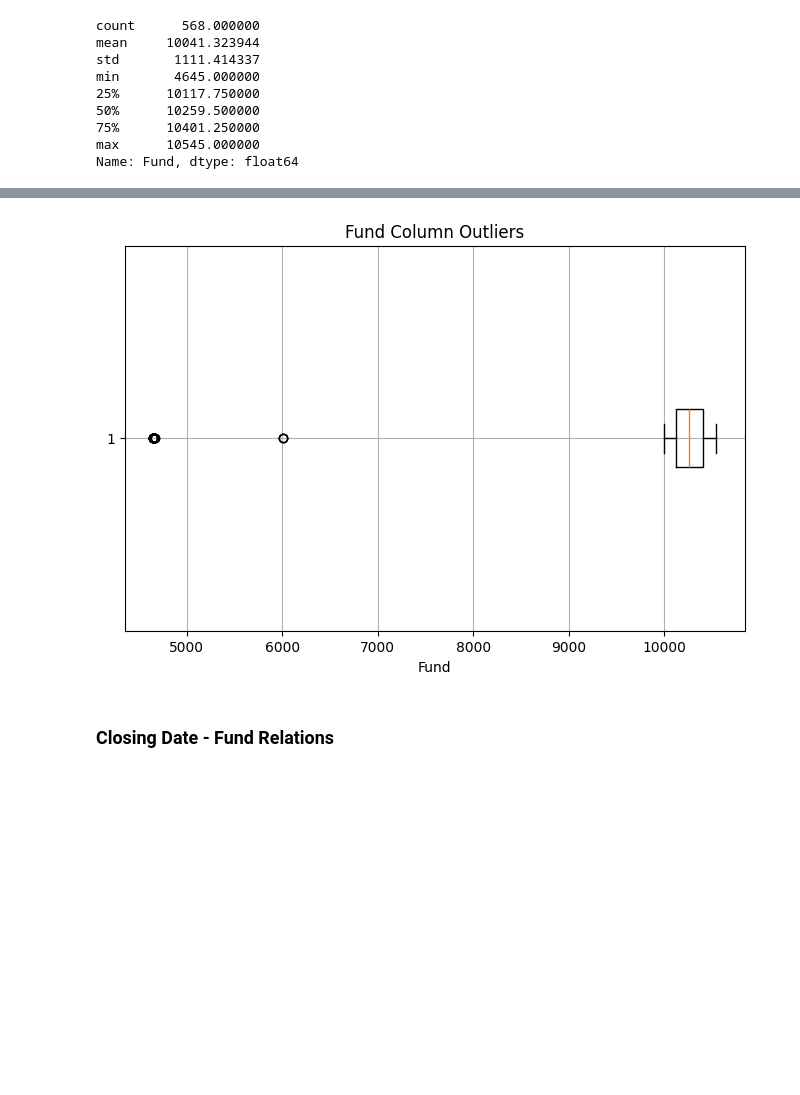
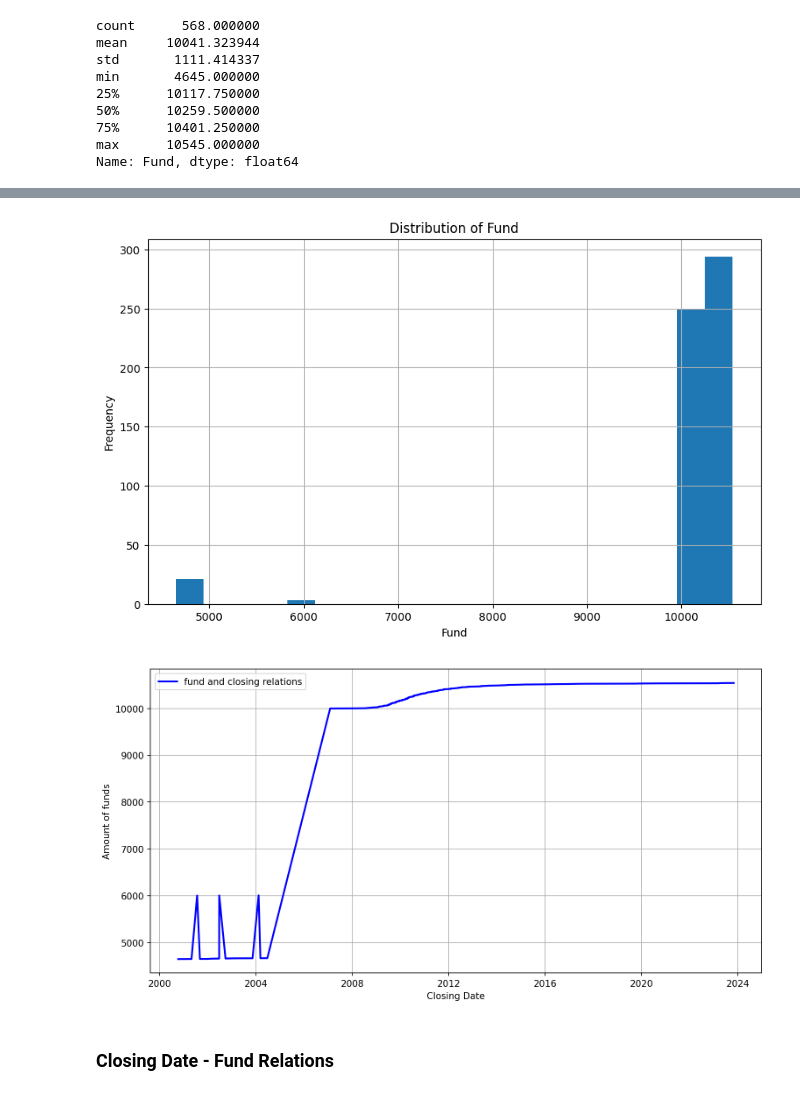
Before and after one commit to samilacak/failed-bank, a Jupyter notebook: failed_bank.ipynb, the cells around one changed output, grey strips where cells are left out. Saved outputs shown, nothing was run; the diff lists cells and outputs as text; code cells hidden in the pictures; blank space fills up the shorter version.

```diff
--- a/failed_bank.ipynb
+++ b/failed_bank.ipynb
@@ -127,13 +158,26 @@ Name: Fund, dtype: float64
 # %%
-# Create box plot
-plt.figure(figsize=(8, 5))
-plt.boxplot(df2['Fund'], vert=False)
-plt.title('Fund Column Outliers')
+# Histogram of Fund column
+plt.figure(figsize=(10, 6))
+df2['Fund'].hist(bins=20)
+plt.title('Distribution of Fund')
 plt.xlabel('Fund')
+plt.ylabel('Frequency')
 plt.grid(True)
 plt.show()
 # %% [output]
-[figure, old version]
+[figure, new version]
+# %%
+# fund - closing date
+
+plt.figure(figsize=(12,6), dpi = 150)
+plt.ylabel('Amount of funds')
+plt.xlabel('Closing Date')
+plt.plot( df2['Closing Date'],df2['Fund'], color='blue', label = 'fund and closing relations', linestyle= '-', linewidth = '2')
+plt.legend(loc='upper left')
+plt.grid(True)
+plt.show()
+# %% [output]
+[figure, added]
 # %% [markdown]
 ### Closing Date - Fund Relations
 # %%
```
Also changed, not shown: parts of 16 cells of this notebook.
